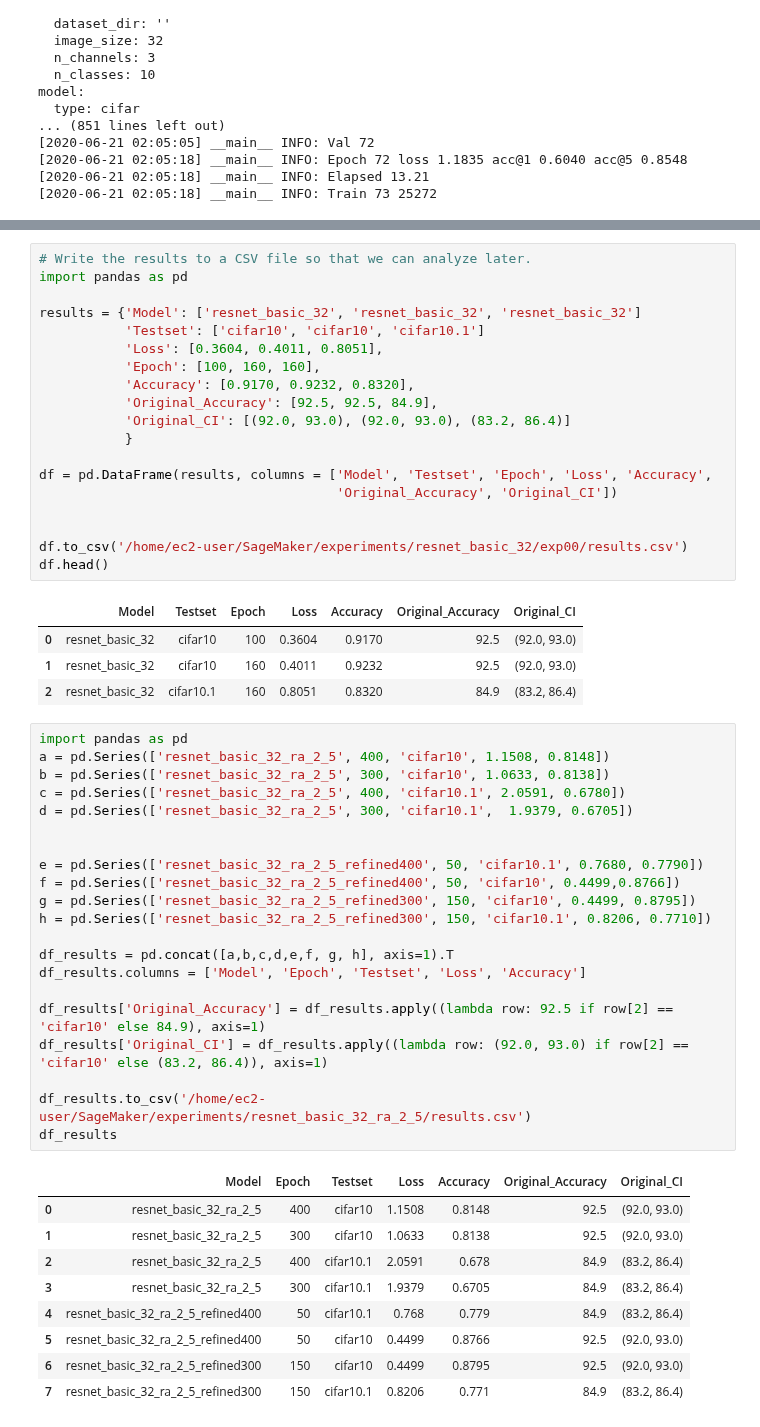
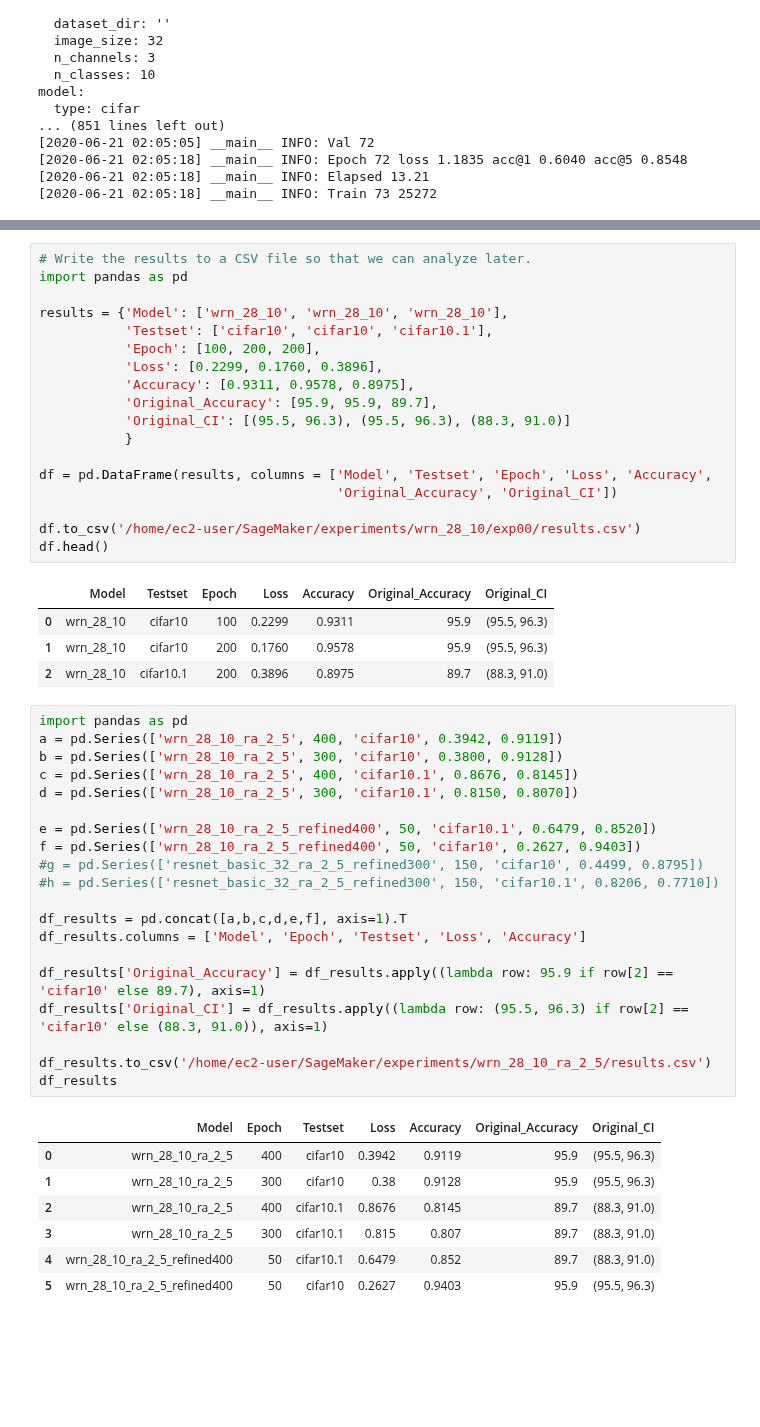
Before and after one commit to danzisar/w210-capstone, a Jupyter notebook: aws-notebooks/wrn_28_10_ra_2_5.ipynb, the cells around one changed output, grey strips where cells are left out. Drawn from its saved outputs; the diff is of its cells as text; blank space fills up the shorter version.

Commit message:
wrn_28_10_ra_2_5 results

```diff
--- a/aws-notebooks/wrn_28_10_ra_2_5.ipynb
+++ b/aws-notebooks/wrn_28_10_ra_2_5.ipynb
@@ -247,57 +250,53 @@ CIFAR 10.1
 # Write the results to a CSV file so that we can analyze later.
 import pandas as pd
 
-results = {'Model': ['resnet_basic_32', 'resnet_basic_32', 'resnet_basic_32']
-           'Testset': ['cifar10', 'cifar10', 'cifar10.1']
-           'Loss': [0.3604, 0.4011, 0.8051],
-           'Epoch': [100, 160, 160],
-           'Accuracy': [0.9170, 0.9232, 0.8320],
-           'Original_Accuracy': [92.5, 92.5, 84.9],
-           'Original_CI': [(92.0, 93.0), (92.0, 93.0), (83.2, 86.4)]
+results = {'Model': ['wrn_28_10', 'wrn_28_10', 'wrn_28_10'],
+           'Testset': ['cifar10', 'cifar10', 'cifar10.1'],
+           'Epoch': [100, 200, 200],
+           'Loss': [0.2299, 0.1760, 0.3896],
+           'Accuracy': [0.9311, 0.9578, 0.8975],
+           'Original_Accuracy': [95.9, 95.9, 89.7],
+           'Original_CI': [(95.5, 96.3), (95.5, 96.3), (88.3, 91.0)]
            }
 
 df = pd.DataFrame(results, columns = ['Model', 'Testset', 'Epoch', 'Loss', 'Accuracy',
                                       'Original_Accuracy', 'Original_CI'])
 
-
-df.to_csv('/home/ec2-user/SageMaker/experiments/resnet_basic_32/exp00/results.csv')
+df.to_csv('/home/ec2-user/SageMaker/experiments/wrn_28_10/exp00/results.csv')
 df.head()
 # %% [output]
 |  | Model | Testset | Epoch | Loss | Accuracy | Original_Accuracy | Original_CI |
-| 0 | resnet_basic_32 | cifar10 | 100 | 0.3604 | 0.9170 | 92.5 | (92.0, 93.0) |
-| 1 | resnet_basic_32 | cifar10 | 160 | 0.4011 | 0.9232 | 92.5 | (92.0, 93.0) |
-| 2 | resnet_basic_32 | cifar10.1 | 160 | 0.8051 | 0.8320 | 84.9 | (83.2, 86.4) |
+| 0 | wrn_28_10 | cifar10 | 100 | 0.2299 | 0.9311 | 95.9 | (95.5, 96.3) |
+| 1 | wrn_28_10 | cifar10 | 200 | 0.1760 | 0.9578 | 95.9 | (95.5, 96.3) |
+| 2 | wrn_28_10 | cifar10.1 | 200 | 0.3896 | 0.8975 | 89.7 | (88.3, 91.0) |
 # %%
 import pandas as pd
-a = pd.Series(['resnet_basic_32_ra_2_5', 400, 'cifar10', 1.1508, 0.8148])
-b = pd.Series(['resnet_basic_32_ra_2_5', 300, 'cifar10', 1.0633, 0.8138])
-c = pd.Series(['resnet_basic_32_ra_2_5', 400, 'cifar10.1', 2.0591, 0.6780])
-d = pd.Series(['resnet_basic_32_ra_2_5', 300, 'cifar10.1',  1.9379, 0.6705])
+a = pd.Series(['wrn_28_10_ra_2_5', 400, 'cifar10', 0.3942, 0.9119])
+b = pd.Series(['wrn_28_10_ra_2_5', 300, 'cifar10', 0.3800, 0.9128])
+c = pd.Series(['wrn_28_10_ra_2_5', 400, 'cifar10.1', 0.8676, 0.8145])
+d = pd.Series(['wrn_28_10_ra_2_5', 300, 'cifar10.1', 0.8150, 0.8070])
 
+e = pd.Series(['wrn_28_10_ra_2_5_refined400', 50, 'cifar10.1', 0.6479, 0.8520])
+f = pd.Series(['wrn_28_10_ra_2_5_refined400', 50, 'cifar10', 0.2627, 0.9403])
+#g = pd.Series(['resnet_basic_32_ra_2_5_refined300', 150, 'cifar10', 0.4499, 0.8795])
+#h = pd.Series(['resnet_basic_32_ra_2_5_refined300', 150, 'cifar10.1', 0.8206, 0.7710])
 
-e = pd.Series(['resnet_basic_32_ra_2_5_refined400', 50, 'cifar10.1', 0.7680, 0.7790])
-f = pd.Series(['resnet_basic_32_ra_2_5_refined400', 50, 'cifar10', 0.4499,0.8766])
-g = pd.Series(['resnet_basic_32_ra_2_5_refined300', 150, 'cifar10', 0.4499, 0.8795])
-h = pd.Series(['resnet_basic_32_ra_2_5_refined300', 150, 'cifar10.1', 0.8206, 0.7710])
-
-df_results = pd.concat([a,b,c,d,e,f, g, h], axis=1).T
+df_results = pd.concat([a,b,c,d,e,f], axis=1).T
 df_results.columns = ['Model', 'Epoch', 'Testset', 'Loss', 'Accuracy']
 
-df_results['Original_Accuracy'] = df_results.apply((lambda row: 92.5 if row[2] == 'cifar10' else 84.9), axis=1)
-df_results['Original_CI'] = df_results.apply((lambda row: (92.0, 93.0) if row[2] == 'cifar10' else (83.2, 86.4)), axis=1)
+df_results['Original_Accuracy'] = df_results.apply((lambda row: 95.9 if row[2] == 'cifar10' else 89.7), axis=1)
+df_results['Original_CI'] = df_results.apply((lambda row: (95.5, 96.3) if row[2] == 'cifar10' else (88.3, 91.0)), axis=1)
 
-df_results.to_csv('/home/ec2-user/SageMaker/experiments/resnet_basic_32_ra_2_5/results.csv')
+df_results.to_csv('/home/ec2-user/SageMaker/experiments/wrn_28_10_ra_2_5/results.csv')
 df_results
 # %% [output]
 |  | Model | Epoch | Testset | Loss | Accuracy | Original_Accuracy | Original_CI |
-| 0 | resnet_basic_32_ra_2_5 | 400 | cifar10 | 1.1508 | 0.8148 | 92.5 | (92.0, 93.0) |
-| 1 | resnet_basic_32_ra_2_5 | 300 | cifar10 | 1.0633 | 0.8138 | 92.5 | (92.0, 93.0) |
-| 2 | resnet_basic_32_ra_2_5 | 400 | cifar10.1 | 2.0591 | 0.678 | 84.9 | (83.2, 86.4) |
-| 3 | resnet_basic_32_ra_2_5 | 300 | cifar10.1 | 1.9379 | 0.6705 | 84.9 | (83.2, 86.4) |
-| 4 | resnet_basic_32_ra_2_5_refined400 | 50 | cifar10.1 | 0.768 | 0.779 | 84.9 | (83.2, 86.4) |
-| 5 | resnet_basic_32_ra_2_5_refined400 | 50 | cifar10 | 0.4499 | 0.8766 | 92.5 | (92.0, 93.0) |
-| 6 | resnet_basic_32_ra_2_5_refined300 | 150 | cifar10 | 0.4499 | 0.8795 | 92.5 | (92.0, 93.0) |
-| 7 | resnet_basic_32_ra_2_5_refined300 | 150 | cifar10.1 | 0.8206 | 0.771 | 84.9 | (83.2, 86.4) |
+| 0 | wrn_28_10_ra_2_5 | 400 | cifar10 | 0.3942 | 0.9119 | 95.9 | (95.5, 96.3) |
+| 1 | wrn_28_10_ra_2_5 | 300 | cifar10 | 0.38 | 0.9128 | 95.9 | (95.5, 96.3) |
+| 2 | wrn_28_10_ra_2_5 | 400 | cifar10.1 | 0.8676 | 0.8145 | 89.7 | (88.3, 91.0) |
+| 3 | wrn_28_10_ra_2_5 | 300 | cifar10.1 | 0.815 | 0.807 | 89.7 | (88.3, 91.0) |
+| 4 | wrn_28_10_ra_2_5_refined400 | 50 | cifar10.1 | 0.6479 | 0.852 | 89.7 | (88.3, 91.0) |
+| 5 | wrn_28_10_ra_2_5_refined400 | 50 | cifar10 | 0.2627 | 0.9403 | 95.9 | (95.5, 96.3) |
 # %%
 # Peak inside the output file for predictions
 import numpy as np
```
Also changed, not shown: parts of 16 cells of this notebook, 5 other files.
